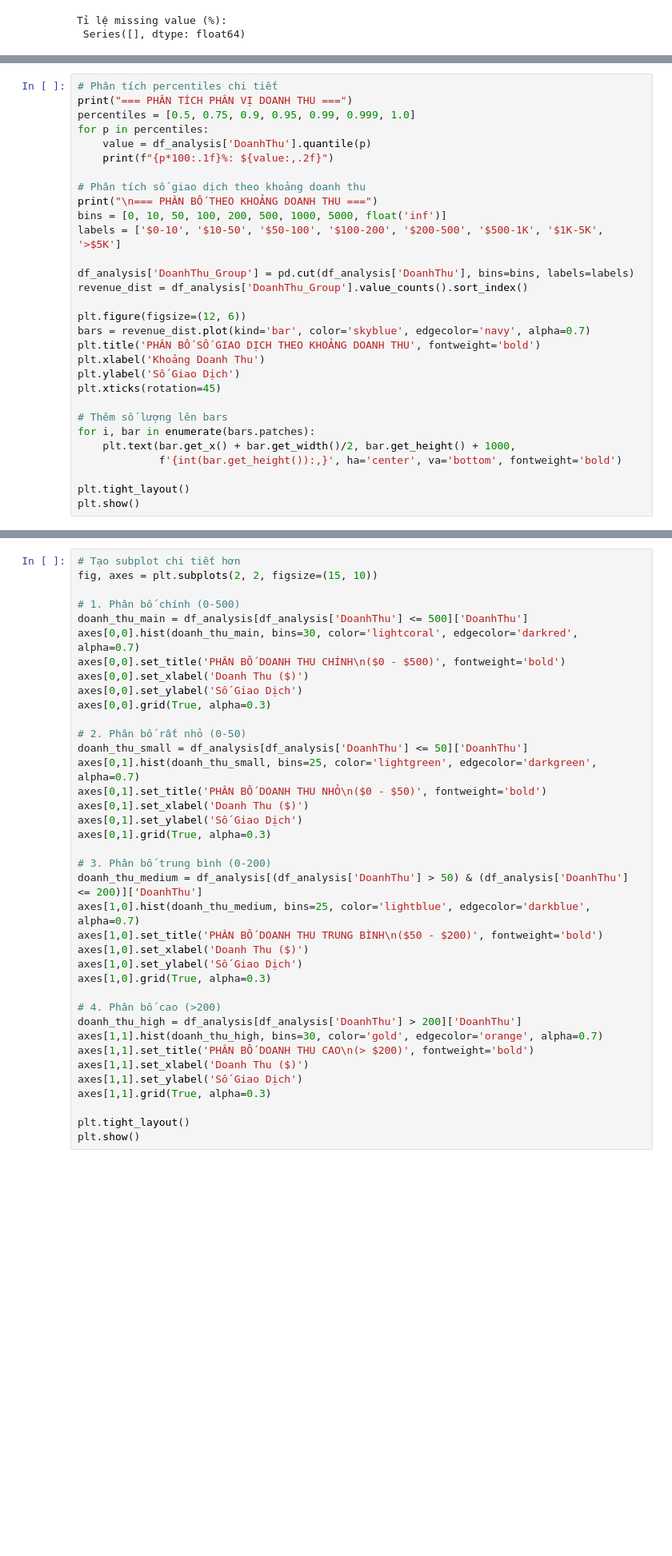
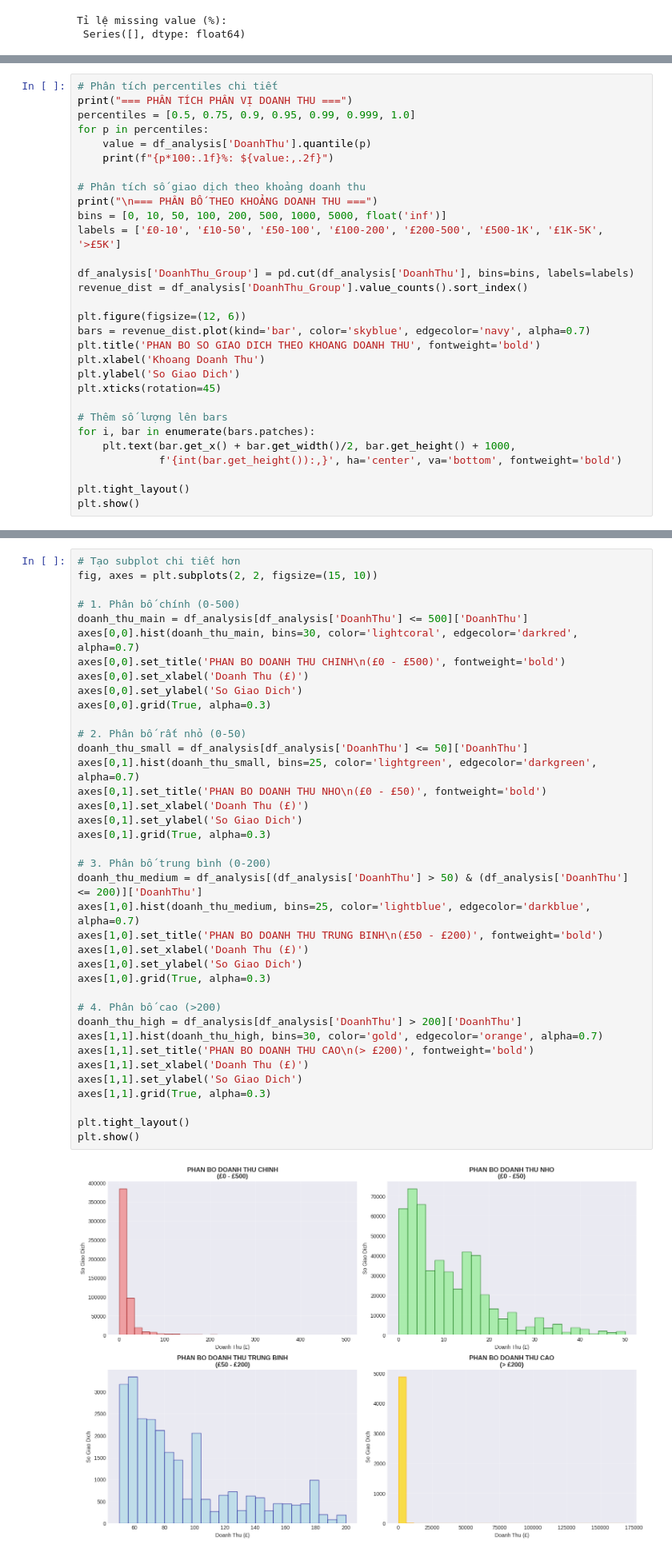
Before and after one commit to CoNhanQuy/CN-DA22TTB-CoNhanQuy-PhanTichDuLieu, a Jupyter notebook: CN-DA22TTB-CoNhanQuy-PTDL-python.ipynb, the cells around one changed output, grey strips where cells are left out. Shown at 80% size. Drawn from its saved outputs; the diff is of its cells as text; blank space fills up the shorter version.

```diff
--- a/CN-DA22TTB-CoNhanQuy-PTDL-python.ipynb
+++ b/CN-DA22TTB-CoNhanQuy-PTDL-python.ipynb
@@ -1524,16 +1532,16 @@ for p in percentiles:
 # Phân tích số giao dịch theo khoảng doanh thu
 print("\n=== PHÂN BỐ THEO KHOẢNG DOANH THU ===")
 bins = [0, 10, 50, 100, 200, 500, 1000, 5000, float('inf')]
-labels = ['$0-10', '$10-50', '$50-100', '$100-200', '$200-500', '$500-1K', '$1K-5K', '>$5K']
+labels = ['£0-10', '£10-50', '£50-100', '£100-200', '£200-500', '£500-1K', '£1K-5K', '>£5K']
 
 df_analysis['DoanhThu_Group'] = pd.cut(df_analysis['DoanhThu'], bins=bins, labels=labels)
 revenue_dist = df_analysis['DoanhThu_Group'].value_counts().sort_index()
 
 plt.figure(figsize=(12, 6))
 bars = revenue_dist.plot(kind='bar', color='skyblue', edgecolor='navy', alpha=0.7)
-plt.title('PHÂN BỐ SỐ GIAO DỊCH THEO KHOẢNG DOANH THU', fontweight='bold')
-plt.xlabel('Khoảng Doanh Thu')
-plt.ylabel('Số Giao Dịch')
+plt.title('PHAN BO SO GIAO DICH THEO KHOANG DOANH THU', fontweight='bold')
+plt.xlabel('Khoang Doanh Thu')
+plt.ylabel('So Giao Dich')
 plt.xticks(rotation=45)
 
 # Thêm số lượng lên bars
@@ -1558,38 +1566,40 @@ plt.show()
 # %%
 # Tạo subplot chi tiết hơn
 fig, axes = plt.subplots(2, 2, figsize=(15, 10))
 
 # 1. Phân bố chính (0-500)
 doanh_thu_main = df_analysis[df_analysis['DoanhThu'] <= 500]['DoanhThu']
 axes[0,0].hist(doanh_thu_main, bins=30, color='lightcoral', edgecolor='darkred', alpha=0.7)
-axes[0,0].set_title('PHÂN BỐ DOANH THU CHÍNH\n($0 - $500)', fontweight='bold')
-axes[0,0].set_xlabel('Doanh Thu ($)')
-axes[0,0].set_ylabel('Số Giao Dịch')
+axes[0,0].set_title('PHAN BO DOANH THU CHINH\n(£0 - £500)', fontweight='bold')
+axes[0,0].set_xlabel('Doanh Thu (£)')
+axes[0,0].set_ylabel('So Giao Dich')
 axes[0,0].grid(True, alpha=0.3)
 
 # 2. Phân bố rất nhỏ (0-50)
 doanh_thu_small = df_analysis[df_analysis['DoanhThu'] <= 50]['DoanhThu']
 axes[0,1].hist(doanh_thu_small, bins=25, color='lightgreen', edgecolor='darkgreen', alpha=0.7)
-axes[0,1].set_title('PHÂN BỐ DOANH THU NHỎ\n($0 - $50)', fontweight='bold')
-axes[0,1].set_xlabel('Doanh Thu ($)')
-axes[0,1].set_ylabel('Số Giao Dịch')
+axes[0,1].set_title('PHAN BO DOANH THU NHO\n(£0 - £50)', fontweight='bold')
+axes[0,1].set_xlabel('Doanh Thu (£)')
+axes[0,1].set_ylabel('So Giao Dich')
 axes[0,1].grid(True, alpha=0.3)
 
 # 3. Phân bố trung bình (0-200)
 doanh_thu_medium = df_analysis[(df_analysis['DoanhThu'] > 50) & (df_analysis['DoanhThu'] <= 200)]['DoanhThu']
 axes[1,0].hist(doanh_thu_medium, bins=25, color='lightblue', edgecolor='darkblue', alpha=0.7)
-axes[1,0].set_title('PHÂN BỐ DOANH THU TRUNG BÌNH\n($50 - $200)', fontweight='bold')
-axes[1,0].set_xlabel('Doanh Thu ($)')
-axes[1,0].set_ylabel('Số Giao Dịch')
+axes[1,0].set_title('PHAN BO DOANH THU TRUNG BINH\n(£50 - £200)', fontweight='bold')
+axes[1,0].set_xlabel('Doanh Thu (£)')
+axes[1,0].set_ylabel('So Giao Dich')
 axes[1,0].grid(True, alpha=0.3)
 
 # 4. Phân bố cao (>200)
 doanh_thu_high = df_analysis[df_analysis['DoanhThu'] > 200]['DoanhThu']
 axes[1,1].hist(doanh_thu_high, bins=30, color='gold', edgecolor='orange', alpha=0.7)
-axes[1,1].set_title('PHÂN BỐ DOANH THU CAO\n(> $200)', fontweight='bold')
-axes[1,1].set_xlabel('Doanh Thu ($)')
-axes[1,1].set_ylabel('Số Giao Dịch')
+axes[1,1].set_title('PHAN BO DOANH THU CAO\n(> £200)', fontweight='bold')
+axes[1,1].set_xlabel('Doanh Thu (£)')
+axes[1,1].set_ylabel('So Giao Dich')
 axes[1,1].grid(True, alpha=0.3)
 
 plt.tight_layout()
 plt.show()
+# %% [output]
+[figure, added]
```
Also changed, not shown: parts of 11 cells of this notebook.
